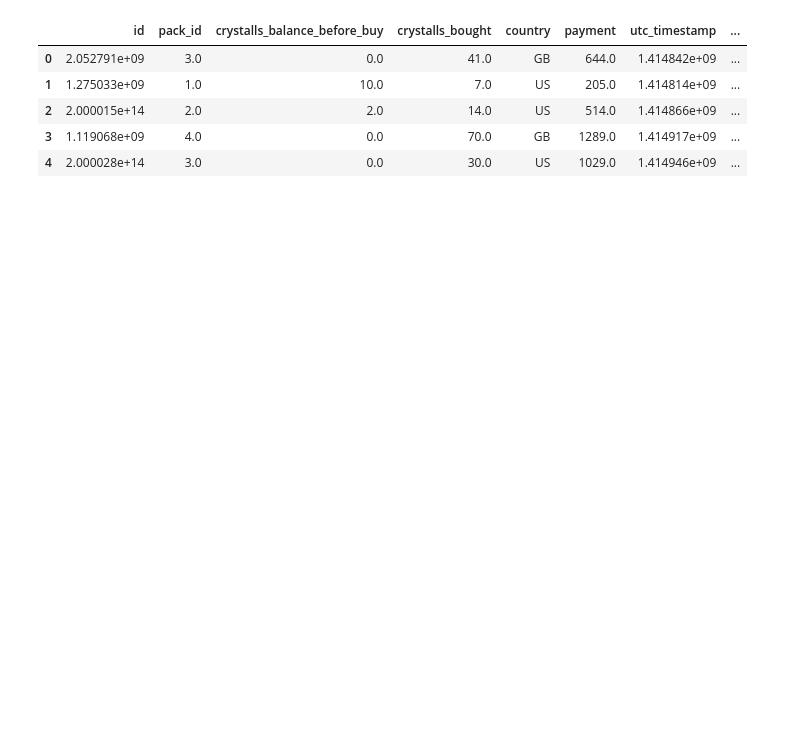
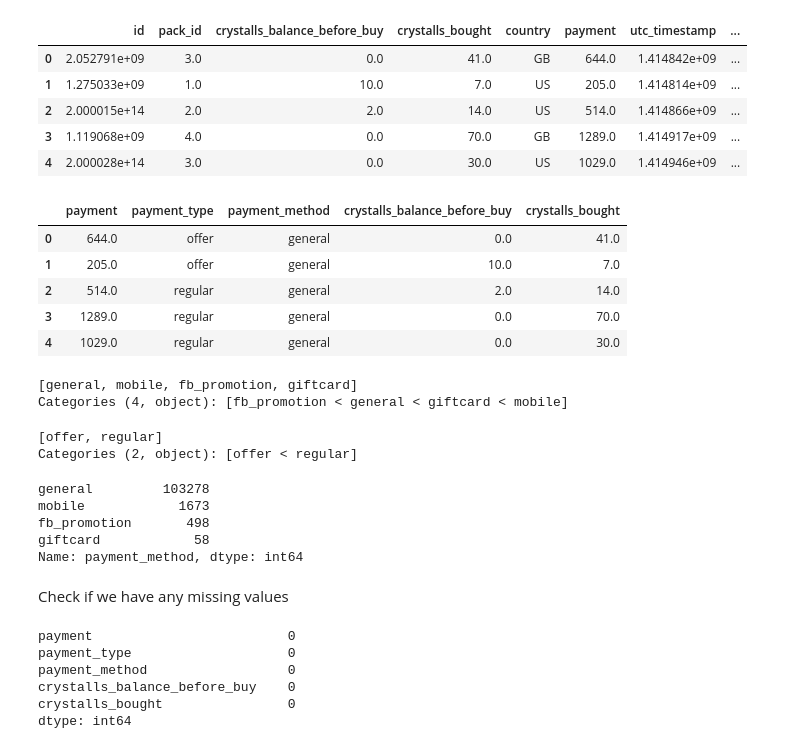
Before and after one commit to Mist3r-R/da-hse-sse-2020, a Jupyter notebook: 29.02_Rogovets.ipynb, the cells around one changed output. Cells and saved outputs as stored; diff of their text form; code cells hidden in the pictures; blank space fills up the shorter version.

```diff
--- a/29.02_Rogovets.ipynb
+++ b/29.02_Rogovets.ipynb
@@ -38,3 +40,40 @@ df.head()
 | 2 | 2.000015e+14 | 2.0 | 2.0 | 14.0 | US | 514.0 | 1.414866e+09 | ... |
 | 3 | 1.119068e+09 | 4.0 | 0.0 | 70.0 | GB | 1289.0 | 1.414917e+09 | ... |
 | 4 | 2.000028e+14 | 3.0 | 0.0 | 30.0 | US | 1029.0 | 1.414946e+09 | ... |
+# %%
+data = df[['payment', 'payment_type', 'payment_method', 'crystalls_balance_before_buy', 'crystalls_bought']]
+data.head()
+# %% [output]
+|  | payment | payment_type | payment_method | crystalls_balance_before_buy | crystalls_bought |
+| 0 | 644.0 | offer | general | 0.0 | 41.0 |
+| 1 | 205.0 | offer | general | 10.0 | 7.0 |
+| 2 | 514.0 | regular | general | 2.0 | 14.0 |
+| 3 | 1289.0 | regular | general | 0.0 | 70.0 |
+| 4 | 1029.0 | regular | general | 0.0 | 30.0 |
+# %%
+print(data.payment_method.unique())
+data.payment_type.unique()
+# %% [output]
+[general, mobile, fb_promotion, giftcard]
+Categories (4, object): [fb_promotion < general < giftcard < mobile]
+[offer, regular]
+Categories (2, object): [offer < regular]
+# %%
+data.payment_method.value_counts()
+# %% [output]
+general         103278
+mobile            1673
+fb_promotion       498
+giftcard            58
+Name: payment_method, dtype: int64
+# %% [markdown]
+Check if we have any missing values
+# %%
+data.isna().sum()
+# %% [output]
+payment                         0
+payment_type                    0
+payment_method                  0
+crystalls_balance_before_buy    0
+crystalls_bought                0
+dtype: int64
```
Also changed, not shown: parts of 22 cells of this notebook.
